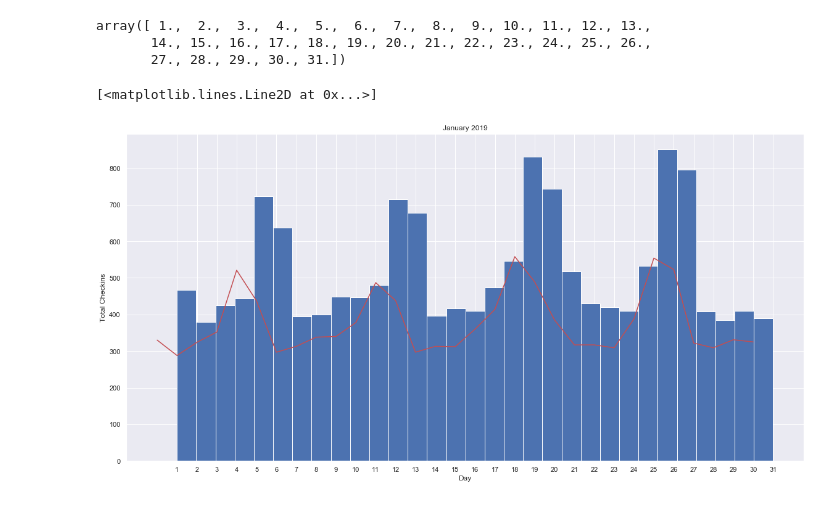
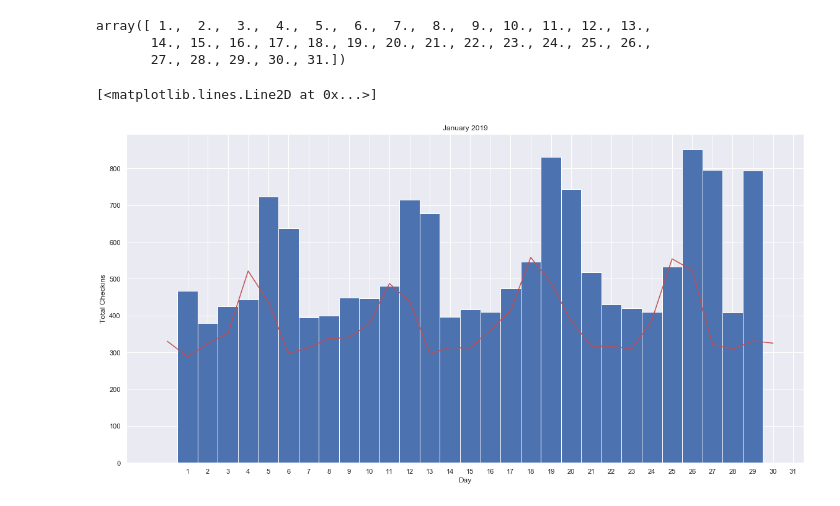
Before and after one commit to egitit/Yelp_Business_Check-ins_and_The-Weather, a Jupyter notebook: yelp_checkin_eda.ipynb, the cells around one changed output. Saved outputs shown, nothing was run; the diff lists cells and outputs as text; code cells hidden in the pictures.

```diff
--- a/yelp_checkin_eda.ipynb
+++ b/yelp_checkin_eda.ipynb
@@ -346,14 +322,15 @@ array([ 1.,  2.,  3.,  4.,  5.,  6.,  7.,  8.,  9., 10., 11., 12., 13.,
        14., 15., 16., 17., 18., 19., 20., 21., 22., 23., 24., 25., 26.,
        27., 28., 29., 30., 31.])
 # %%
-fig, ax = plt.subplots(figsize=(16,8))
-ax.hist(x = jan_checkins_2019['Day'], bins=len(jan_checkins_2019['Day'].unique()), align='mid')
+fig, ax = plt.subplots(figsize=(16,8), sharex=True, sharey=True)
+ax.hist(x = jan_checkins_2019['Day'], bins=np.arange(1,32)-1, align='left')
+#ax.hist(x = jan_checkins_2019['Day'], bins=x_ticks, align='mid')
 plt.xticks(x_ticks)
 plt.tight_layout()
 ax.set_xlabel('Day')
 ax.set_ylabel('Total Checkins')
 ax.title.set_text("January 2019")
 ax.plot(rest_per_day_jan(checkins_2019),color='r')
 # %% [output]
 [<matplotlib.lines.Line2D at 0x...>]
-[figure, old version]
+[figure, new version]
```
Also changed, not shown: parts of 16 cells of this notebook, 1 other file.
